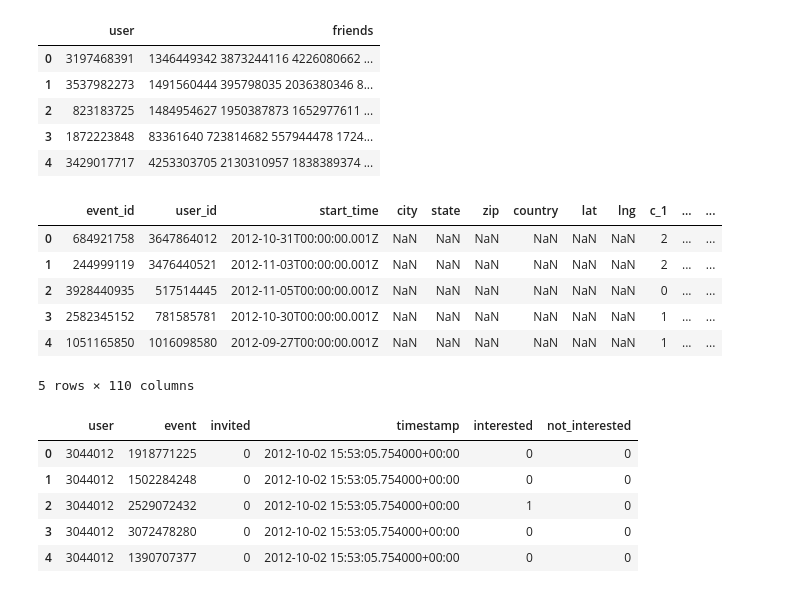
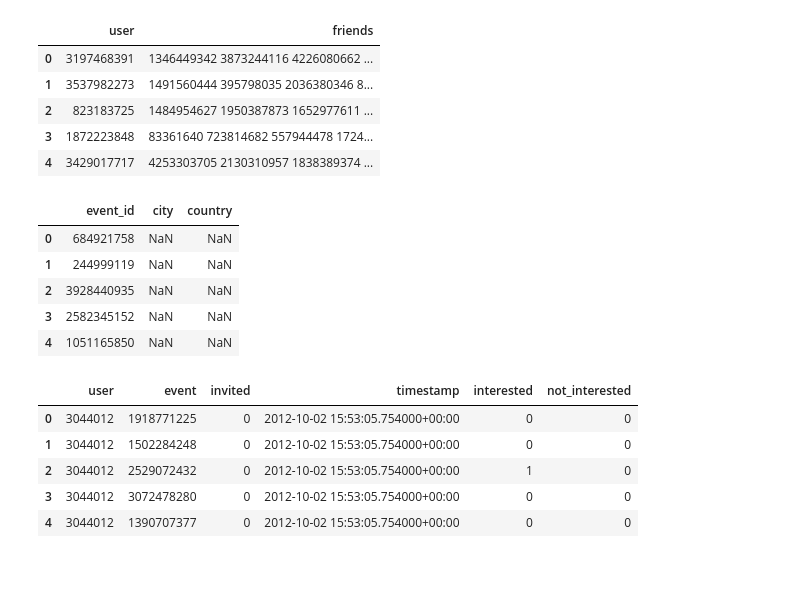
Before and after one commit to pruthviperumalla/Event-Recommender-System, a Jupyter notebook: explore_data.ipynb, the cells around one changed output. Cells and saved outputs as stored; diff of their text form; code cells hidden in the pictures.

```diff
--- a/explore_data.ipynb
+++ b/explore_data.ipynb
@@ -23,7 +23,7 @@ import dummy_classifier as dumm
 import svm as svm
 import EnsembleLearning as el
 # %%
-dataPath = './data/'
+dataPath = '../data/'
 # %%
 users = pd.read_csv(dataPath + "users.csv")
 users.head()
@@ -48,16 +48,15 @@ user_friends.head()
 | 3 | 1872223848 | 83361640 723814682 557944478 1724... |
 | 4 | 3429017717 | 4253303705 2130310957 1838389374 ... |
 # %%
-events = pd.read_csv(dataPath + 'events_100000.csv')
-events.head()
+events_cc = pd.read_csv(dataPath + 'events_city_country.csv')
+events_cc.head()
 # %% [output]
-|  | event_id | user_id | start_time | city | state | zip | country | lat | lng | c_1 | ... | ... |
-| 0 | 684921758 | 3647864012 | 2012-10-31T00:00:00.001Z | NaN | NaN | NaN | NaN | NaN | NaN | 2 | ... | ... |
-| 1 | 244999119 | 3476440521 | 2012-11-03T00:00:00.001Z | NaN | NaN | NaN | NaN | NaN | NaN | 2 | ... | ... |
-| 2 | 3928440935 | 517514445 | 2012-11-05T00:00:00.001Z | NaN | NaN | NaN | NaN | NaN | NaN | 0 | ... | ... |
-| 3 | 2582345152 | 781585781 | 2012-10-30T00:00:00.001Z | NaN | NaN | NaN | NaN | NaN | NaN | 1 | ... | ... |
-| 4 | 1051165850 | 1016098580 | 2012-09-27T00:00:00.001Z | NaN | NaN | NaN | NaN | NaN | NaN | 1 | ... | ... |
+|  | event_id | city | country |
+| 0 | 684921758 | NaN | NaN |
+| 1 | 244999119 | NaN | NaN |
+| 2 | 3928440935 | NaN | NaN |
+| 3 | 2582345152 | NaN | NaN |
+| 4 | 1051165850 | NaN | NaN |
-5 rows × 110 columns
 # %%
 train_data = pd.read_csv(dataPath + 'train.csv')
 train_data.head()
```
Also changed, not shown: parts of 15 cells of this notebook.
